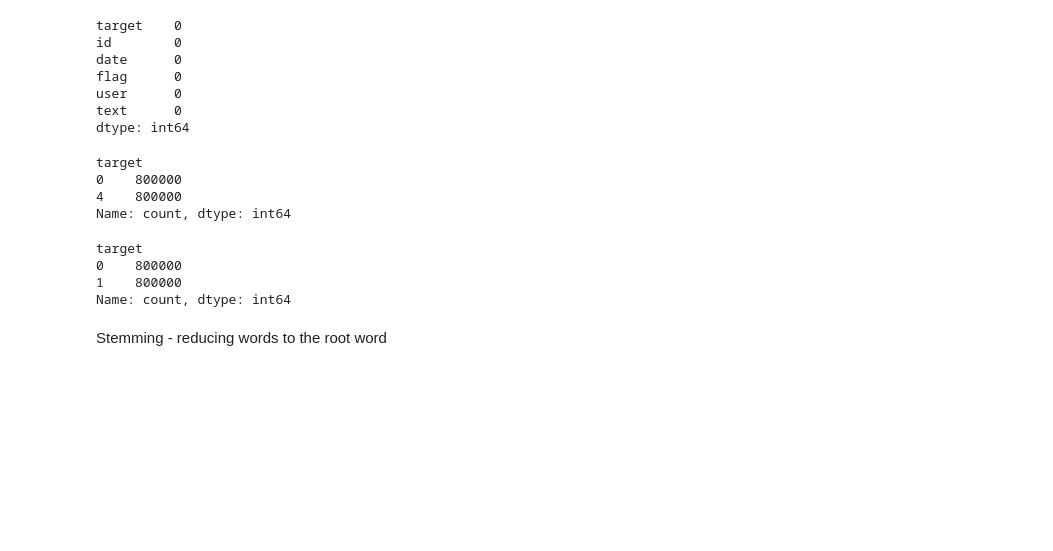
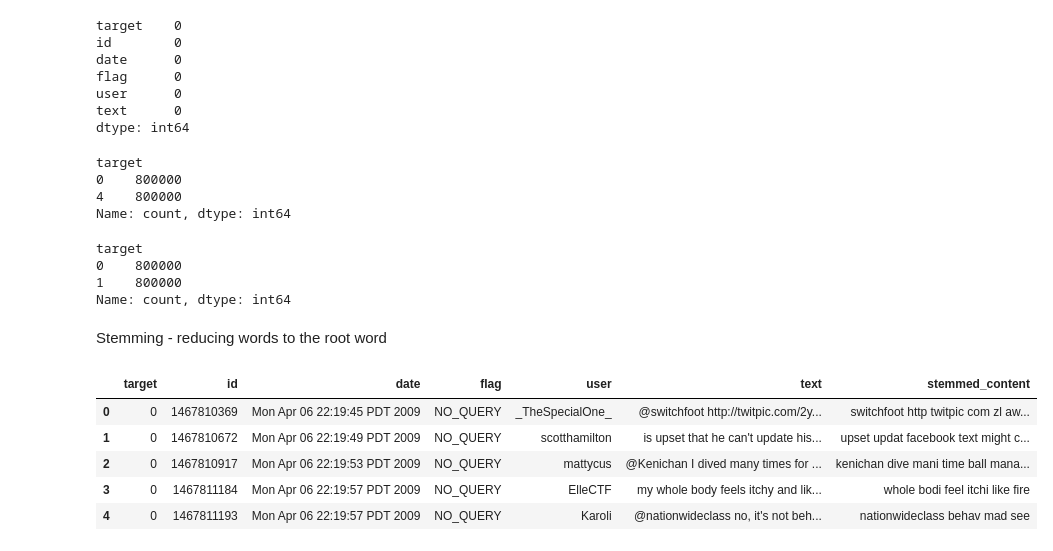
Before and after one commit to leejlaa/twitter-sentiment-analysis, a Jupyter notebook: main.ipynb, the cells around one changed output. Saved outputs shown, nothing was run; the diff lists cells and outputs as text; code cells hidden in the pictures; blank space fills up the shorter version.

```diff
--- a/main.ipynb
+++ b/main.ipynb
@@ -91,3 +91,14 @@ def stemming(content):
     stemmed_content = ' '.join(stemmed_content)
 
     return stemmed_content
+# %%
+twitter_data['stemmed_content'] = twitter_data['text'].apply(stemming)
+# %%
+twitter_data.head()
+# %% [output]
+|  | target | id | date | flag | user | text | stemmed_content |
+| 0 | 0 | 1467810369 | Mon Apr 06 22:19:45 PDT 2009 | NO_QUERY | _TheSpecialOne_ | @switchfoot http://twitpic.com/2y... | switchfoot http twitpic com zl aw... |
+| 1 | 0 | 1467810672 | Mon Apr 06 22:19:49 PDT 2009 | NO_QUERY | scotthamilton | is upset that he can't update his... | upset updat facebook text might c... |
+| 2 | 0 | 1467810917 | Mon Apr 06 22:19:53 PDT 2009 | NO_QUERY | mattycus | @Kenichan I dived many times for ... | kenichan dive mani time ball mana... |
+| 3 | 0 | 1467811184 | Mon Apr 06 22:19:57 PDT 2009 | NO_QUERY | ElleCTF | my whole body feels itchy and lik... | whole bodi feel itchi like fire |
+| 4 | 0 | 1467811193 | Mon Apr 06 22:19:57 PDT 2009 | NO_QUERY | Karoli | @nationwideclass no, it's not beh... | nationwideclass behav mad see |
```
Also changed, not shown: parts of 15 cells of this notebook, 3 other files.
